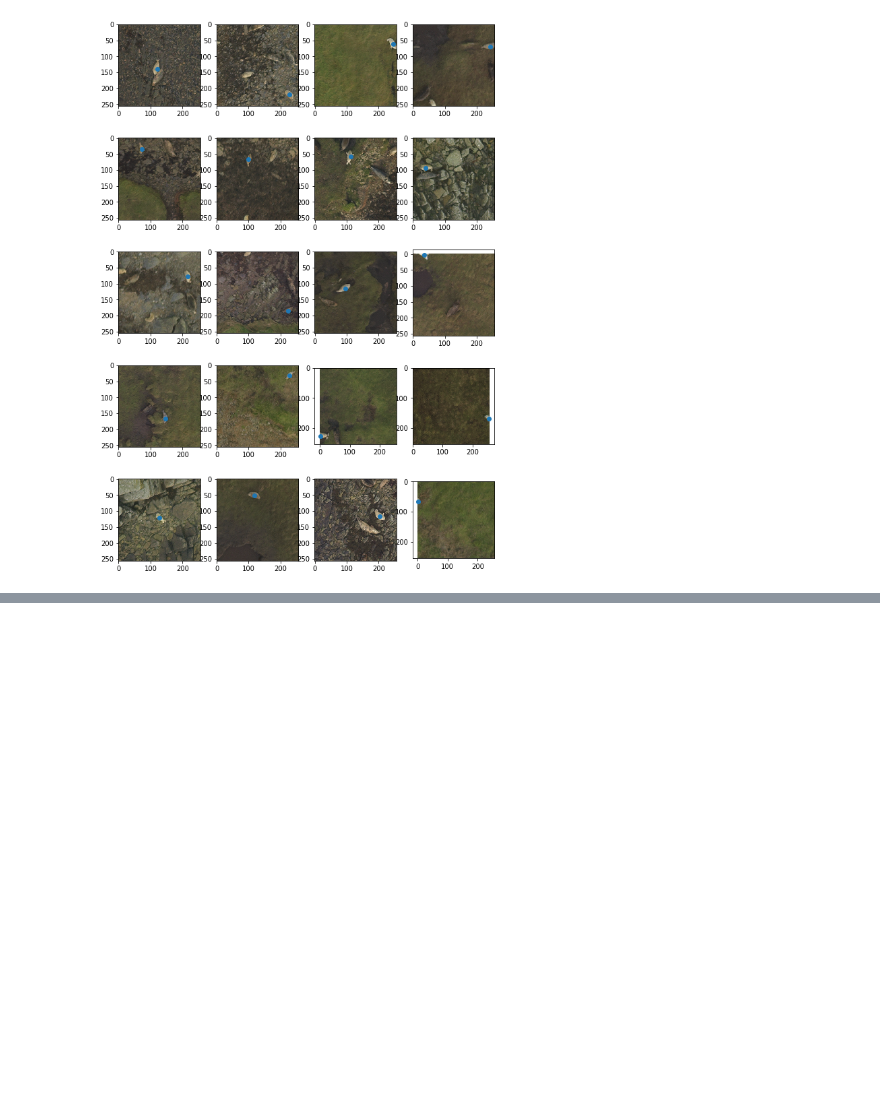
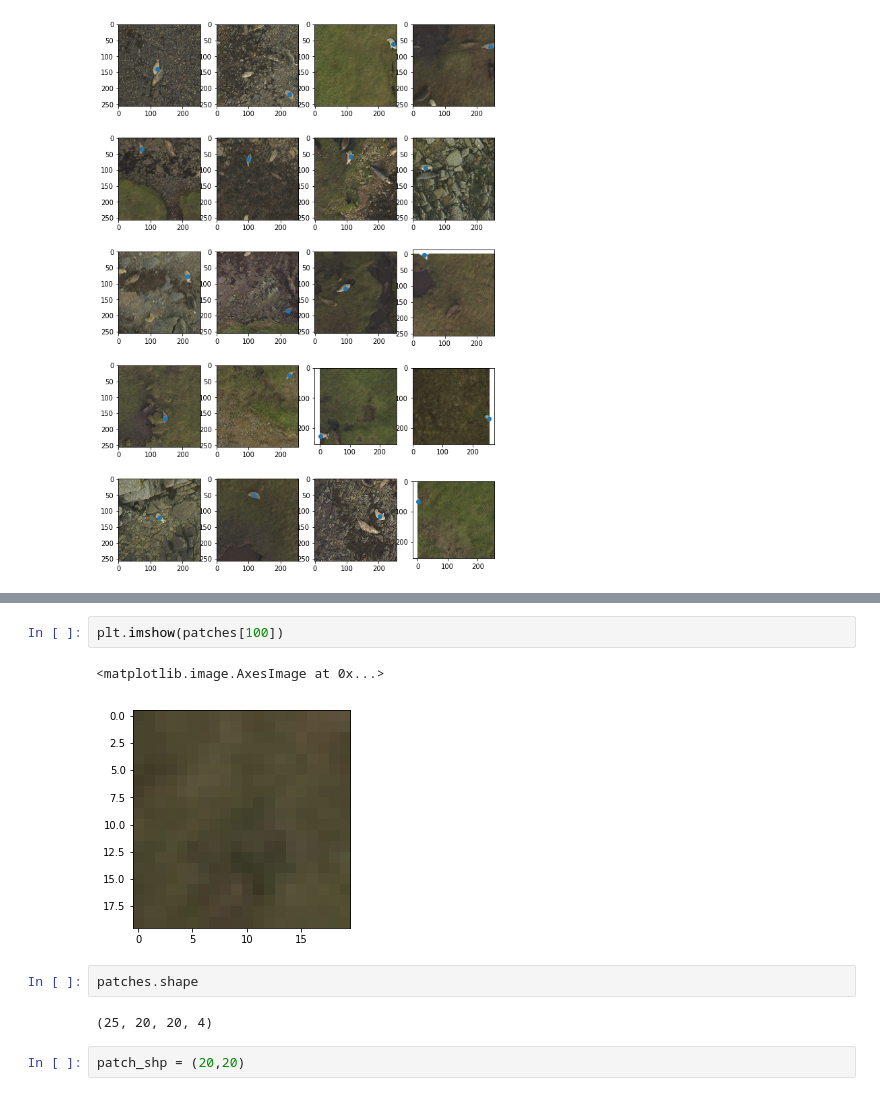
Before and after one commit to alex-schaaf/savewally, a Jupyter notebook: window_size.ipynb, the cells around one changed output, grey strips where cells are left out. Cells and saved outputs as stored; diff of their text form; blank space fills up the shorter version.

```diff
--- a/window_size.ipynb
+++ b/window_size.ipynb
@@ -101,0 +189,11 @@ for i, axi in enumerate(ax.flat):
+# %%
+plt.imshow(patches[100])
+# %% [output]
+<matplotlib.image.AxesImage at 0x...>
+[figure, added]
+# %%
+patches.shape
+# %% [output]
+(25, 20, 20, 4)
+# %%
+patch_shp = (20,20)
```
Also changed, not shown: parts of 17 cells of this notebook.
